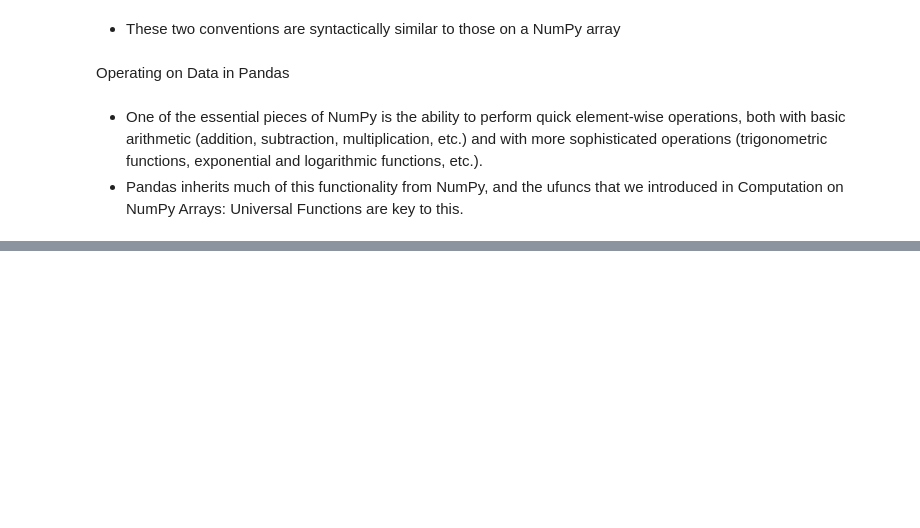
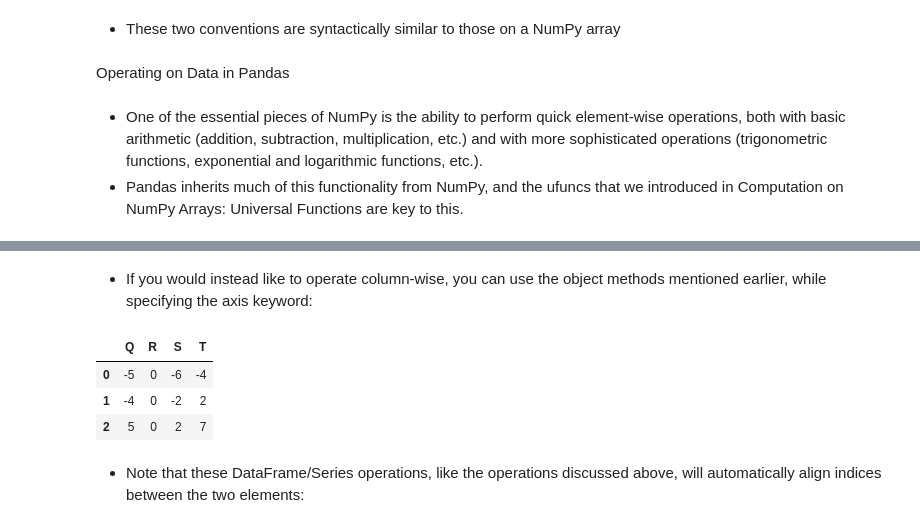
Before and after one commit to kaylamwong/Concepts-Overview-, a Jupyter notebook: Week 8: Working with Data Frames in Pandas.ipynb, the cells around one changed output, grey strips where cells are left out. Saved outputs shown, nothing was run; the diff lists cells and outputs as text; code cells hidden in the pictures; blank space fills up the shorter version.

```diff
--- a/Week 8: Working with Data Frames in Pandas.ipynb
+++ b/Week 8: Working with Data Frames in Pandas.ipynb
@@ -844,0 +1027,11 @@ Operating on Data in Pandas
+# %% [markdown]
+- If you would instead like to operate column-wise, you can use the object methods mentioned earlier, while specifying the axis keyword:
+# %%
+df.subtract(df['R'], axis=0)
+# %% [output]
+|  | Q | R | S | T |
+| 0 | -5 | 0 | -6 | -4 |
+| 1 | -4 | 0 | -2 | 2 |
+| 2 | 5 | 0 | 2 | 7 |
+# %% [markdown]
+- Note that these DataFrame/Series operations, like the operations discussed above, will automatically align indices between the two elements:
```
Also changed, not shown: parts of 36 cells of this notebook.
